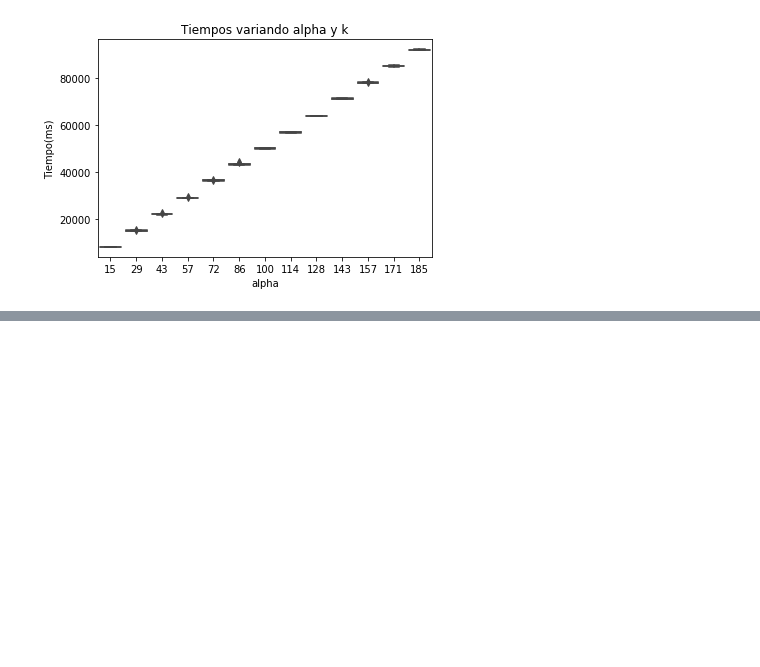
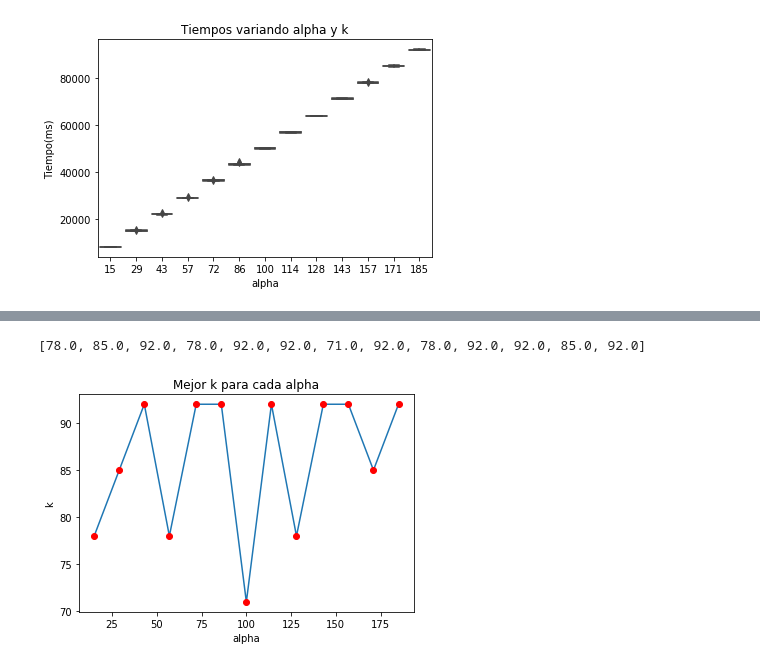
Before and after one commit to ABorgna/metnum, a Jupyter notebook: tp2/exp/graf-k-vs-alpha-vs-accuracy.ipynb, the cells around one changed output, grey strips where cells are left out. Saved outputs shown, nothing was run; the diff lists cells and outputs as text; code cells hidden in the pictures; blank space fills up the shorter version.

```diff
--- a/tp2/exp/graf-k-vs-alpha-vs-accuracy.ipynb
+++ b/tp2/exp/graf-k-vs-alpha-vs-accuracy.ipynb
@@ -31,0 +75,31 @@ plt.show()
+# %%
+df1 = pd.read_csv('./tiempos_variando_alpha_k1_200_1_100.csv', sep=',', engine='python')
+df2 = []
+for x in range(15, 186):
+    df = df1.loc[df1['alpha'] == x] #agarro cada alpha
+    mejork = 8
+    mejoracc = 0
+    for index, row in df.iterrows():
+        if row['accuracy'] > mejoracc:
+            mejoracc = row['accuracy']
+            mejork = row['k']
+    if mejoracc != 0:
+        df2.append((x, mejork))
+
+
+x_val = [x[0] for x in df2]
+y_val = [x[1] for x in df2]
+
+print (y_val)
+plt.title('Mejor k para cada alpha')
+plt.ylabel(r'k')
+plt.xlabel(r'alpha')
+plt.plot(x_val,y_val)
+plt.plot(x_val,y_val,'or')
+
+
+plt.savefig('./img/mejoresk-segunalpha.png')
+plt.show()
+# %% [output]
+[78.0, 85.0, 92.0, 78.0, 92.0, 92.0, 71.0, 92.0, 78.0, 92.0, 92.0, 85.0, 92.0]
+[figure, added]
```
Also changed, not shown: parts of 4 cells of this notebook, 8 other files.
